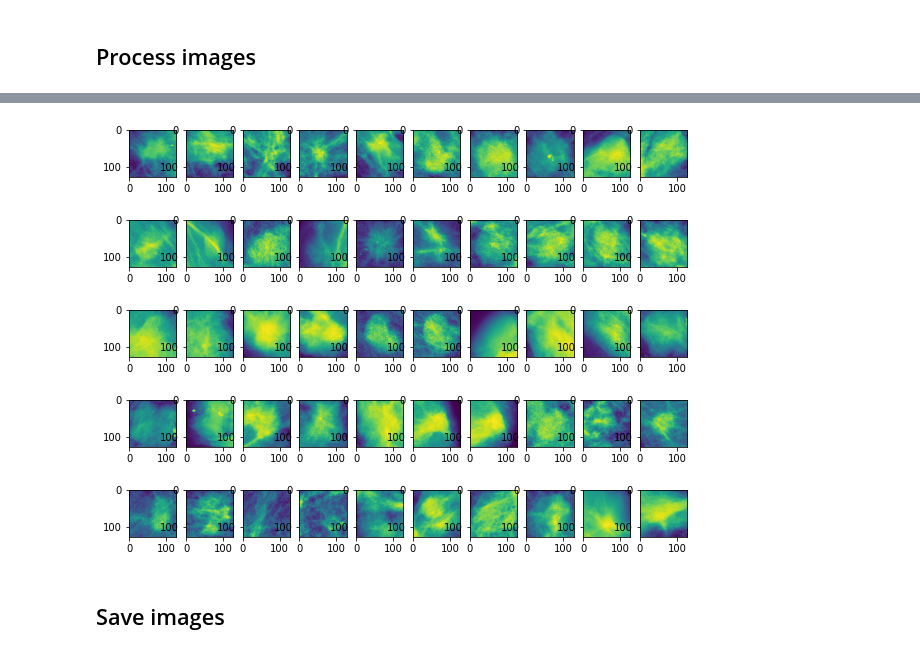
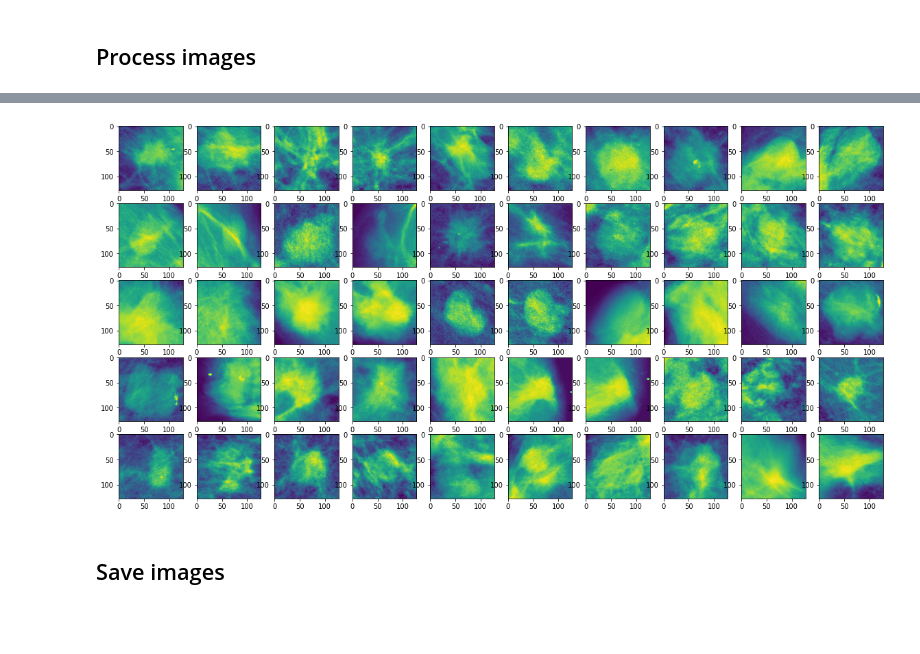
Before and after one commit to ecobost/dermosxai, a Jupyter notebook: notebooks/data_handling/process_DDSM.ipynb, the cells around one changed output, grey strips where cells are left out. Cells and saved outputs as stored; diff of their text form; code cells hidden in the pictures; blank space fills up the shorter version.

Commit message:
updated processing of DDSM images (more padding, deal with image/mask size mismatch)

```diff
--- a/notebooks/data_handling/process_DDSM.ipynb
+++ b/notebooks/data_handling/process_DDSM.ipynb
@@ -223,12 +217,17 @@ def pad_if_possible(low, up, pad_amount, min_value, max_value):
     return low - pad_amount, up + pad_amount
 
 # Get bboxes
-pad_perc = 0.025 # percentage of pixels used for padding around the bboxes
-bboxes = []
+pad_perc = 0.1 # percentage of pixels used for padding around the bboxes (10% of each side, sounds a lot but masks are pretty tight)
 cropped_masks = [] # just to check everything looks ok
-for mask_path in df['mask_path']:
-    # Get bbox measurements
-    mask = dcmread(mask_path).pixel_array
+cropped_ims = []
+for i, row in df.iterrows():
+    # Get image and mask
+    img = dcmread(row['image_path']).pixel_array
+    mask = dcmread(row['mask_path']).pixel_array
+    if mask.shape != img.shape: # in ~4% of examples the mask needs to be resized
+        mask = transform.resize(mask, img.shape, order=1, mode='constant').astype(np.uint8)
+
+    # Get bbox
     bbox = measure.regionprops(mask)[0].bbox # (min_row, min_col, max_row, max_col)
 
     # Pad bbox
@@ -238,5 +237,8 @@ for mask_path in df['mask_path']:
     col_low, col_up = pad_if_possible(bbox[1], bbox[3], col_padding, min_value=0, max_value=mask.shape[1])
     padded_bbox = (row_low, col_low, row_up, col_up)
 
-    bboxes.append(padded_bbox)
-    cropped_masks.append(mask[padded_bbox[0]: padded_bbox[2], padded_bbox[1]: padded_bbox[3]].copy()) # copy just to release the original array
+    #Crop
+    cropped_mask = mask[padded_bbox[0]: padded_bbox[2], padded_bbox[1]: padded_bbox[3]]
+    cropped_masks.append(cropped_mask.copy()) # copy just to release the original array
+    cropped_img = img[padded_bbox[0]: padded_bbox[2], padded_bbox[1]: padded_bbox[3]]
+    cropped_ims.append(cropped_img.copy())
@@ -249,10 +244,0 @@ for im, ax in zip(cropped_masks, axes.ravel()):
-# %%
-# Crop
-cropped_ims = []
-for bbox, image_path in zip(bboxes, df['image_path']):
-    # Load image
-    img = dcmread(image_path).pixel_array
-
-    # Crop
-    cropped = img[bbox[0]: bbox[2], bbox[1]: bbox[3]]
-    cropped_ims.append(cropped.copy()) # copy just to release the original array
@@ -264,0 +245,4 @@ for im, ax in zip(cropped_ims, axes.ravel()):
+# %%
+fig, axes = plt.subplots(5, 10, figsize=(20, 10))
+for im, ax in zip(cropped_masks, axes.ravel()):
+    ax.imshow(im)
@@ -264,0 +251,4 @@ for im, ax in zip(cropped_ims, axes.ravel()):
+# %%
+fig, axes = plt.subplots(5, 10, figsize=(20, 10))
+for im, ax in zip(cropped_ims, axes.ravel()):
+    ax.imshow(im)
@@ -271,11 +263,11 @@ for im in cropped_ims:
     resized_im = pil_image.resize(out_size, resample=Image.LANCZOS, reducing_gap=3)
     resized_ims.append(np.array(resized_im))
 # %%
-fig, axes = plt.subplots(5, 10, figsize=(10, 8))
+fig, axes = plt.subplots(5, 10, figsize=(20, 10))
 for im, ax in zip(resized_ims, axes.ravel()):
     ax.imshow(im)
 # %% [output]
-[figure, old version]
+[figure, new version]
 # %% [markdown]
 ## Save images
 # %%
```
Also changed, not shown: parts of 7 cells of this notebook.
